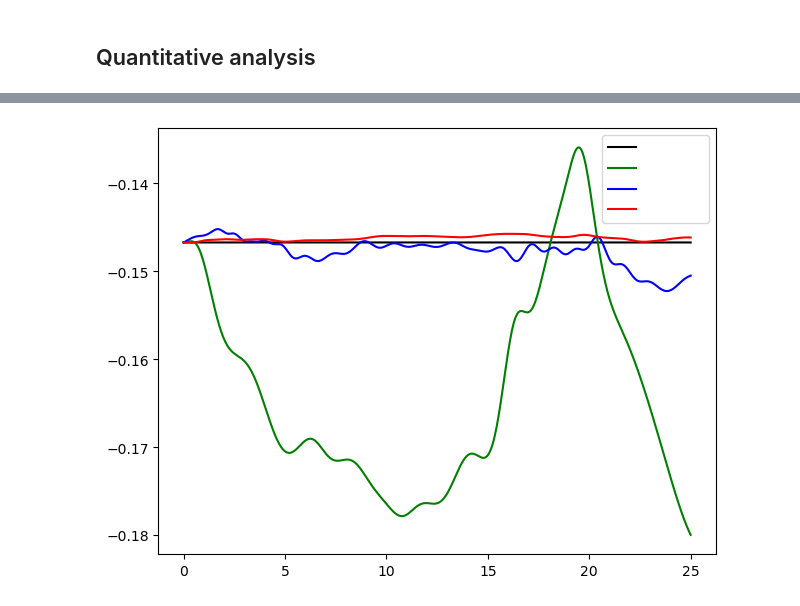
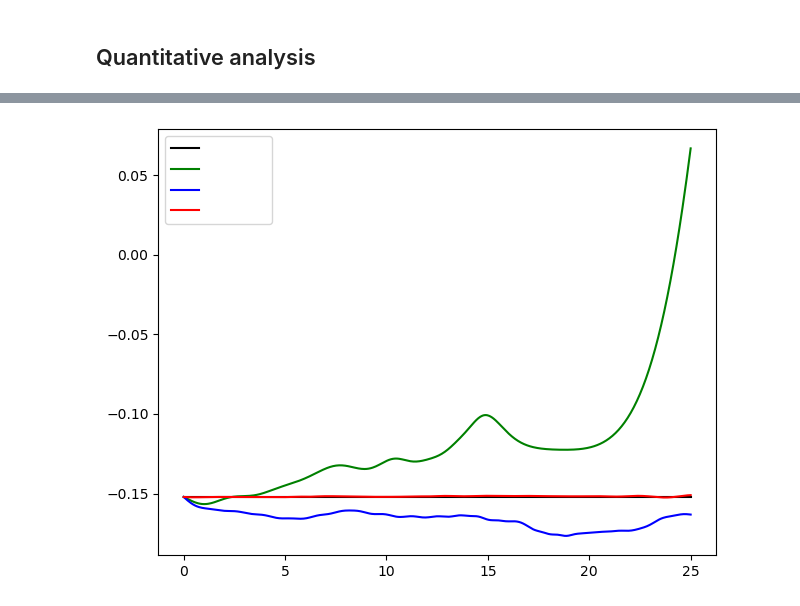
Before and after one commit to ZongyuWu97/hamiltonian-nn, a Jupyter notebook: analyze-2body.ipynb, the cells around one changed output, grey strips where cells are left out. Cells and saved outputs as stored; diff of their text form; code cells hidden in the pictures.

```diff
--- a/analyze-2body.ipynb
+++ b/analyze-2body.ipynb
@@ -706,18 +706,18 @@ KAN energy MSE: 1.5597e-06 +/- 1.18e-06
 # %%
 fig = plt.figure()
 t_points = 500
 t_span = [0, 25]
 t_domain = np.linspace(t_span[0], t_span[1], t_points)
-plt.plot(t_domain, true_energies[7], "k-", label="            ")
-plt.plot(t_domain, base_energies[7], "g-", label="             ")
-plt.plot(t_domain, hnn_energies[7], "b-", label="            ")
-plt.plot(t_domain, kan_energies[7], "r-", label="            ")
+plt.plot(t_domain, true_energies[4], "k-", label="            ")
+plt.plot(t_domain, base_energies[4], "g-", label="             ")
+plt.plot(t_domain, hnn_energies[4], "b-", label="            ")
+plt.plot(t_domain, kan_energies[4], "r-", label="            ")
 # plt.xlabel("Time")
 # plt.ylabel("Total energy")
 plt.legend()
 
 plt.tight_layout()
 plt.show()
 fig.savefig("{}/orbits_total_energy_notext.png".format(args.fig_dir, FORMAT))
 # %% [output]
-[figure, old version]
+[figure, new version]
```
Also changed, not shown: parts of 12 cells of this notebook, 38 other files.
